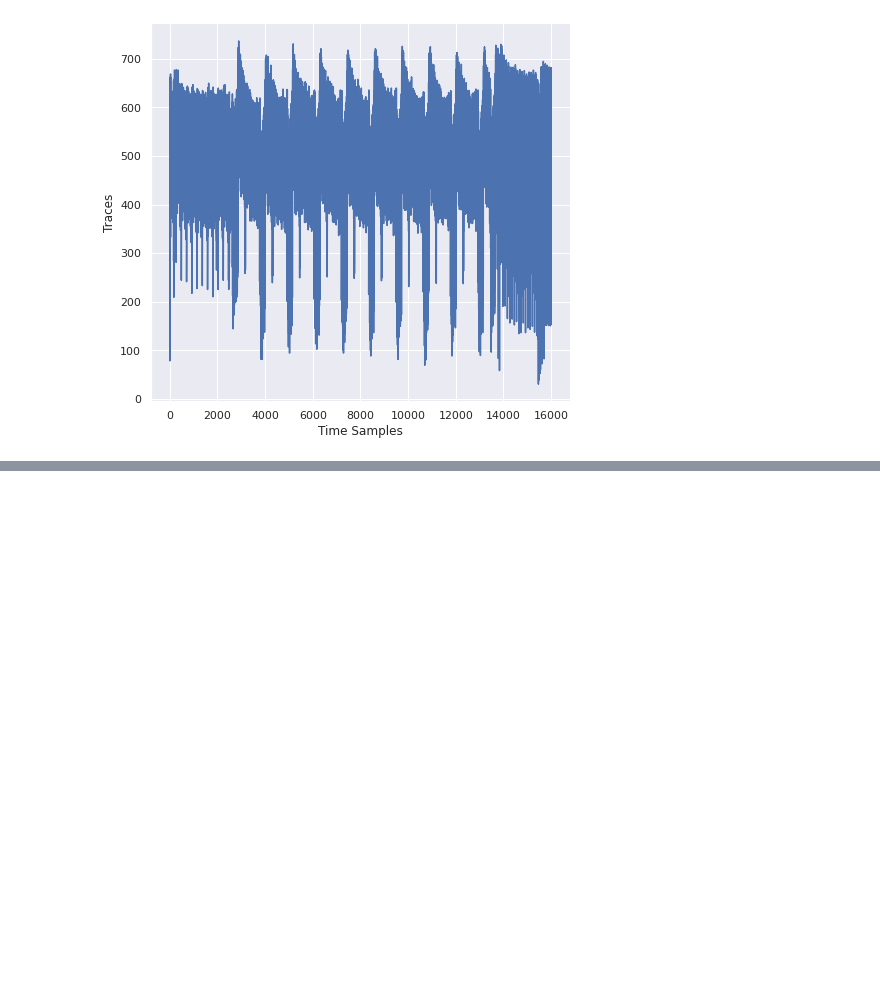
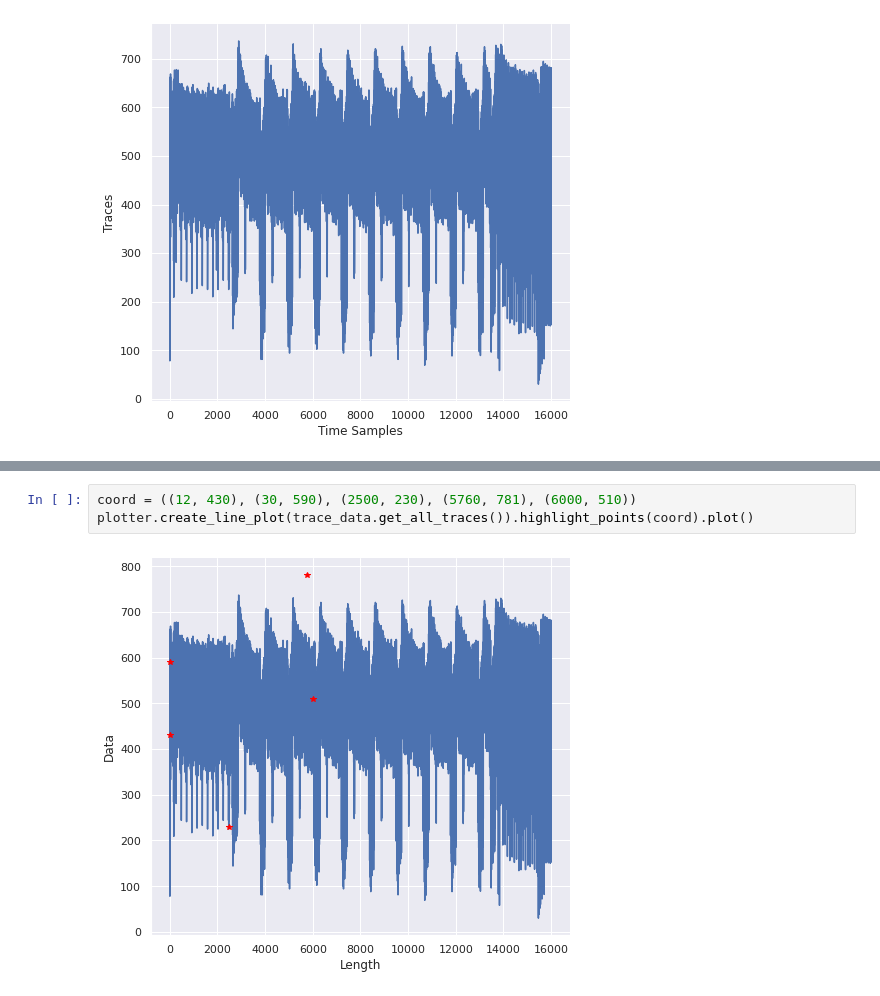
Before and after one commit to RazePerson/sca-leakage-detection-framework, a Jupyter notebook: sca-leakage-detection-framework/main-app.ipynb, the cells around one changed output, grey strips where cells are left out. Drawn from its saved outputs; the diff is of its cells as text; blank space fills up the shorter version.

Commit message:
Added a few extras to the plotting service and continued the documentation

```diff
--- a/sca-leakage-detection-framework/main-app.ipynb
+++ b/sca-leakage-detection-framework/main-app.ipynb
@@ -217,0 +218,5 @@ Consider the scenario in which we are writing functions to plot our data. It wou
+# %%
+coord = ((12, 430), (30, 590), (2500, 230), (5760, 781), (6000, 510))
+plotter.create_line_plot(trace_data.get_all_traces()).highlight_points(coord).plot()
+# %% [output]
+[figure, added]
```
Also changed, not shown: parts of 8 cells of this notebook, 4 other files.
